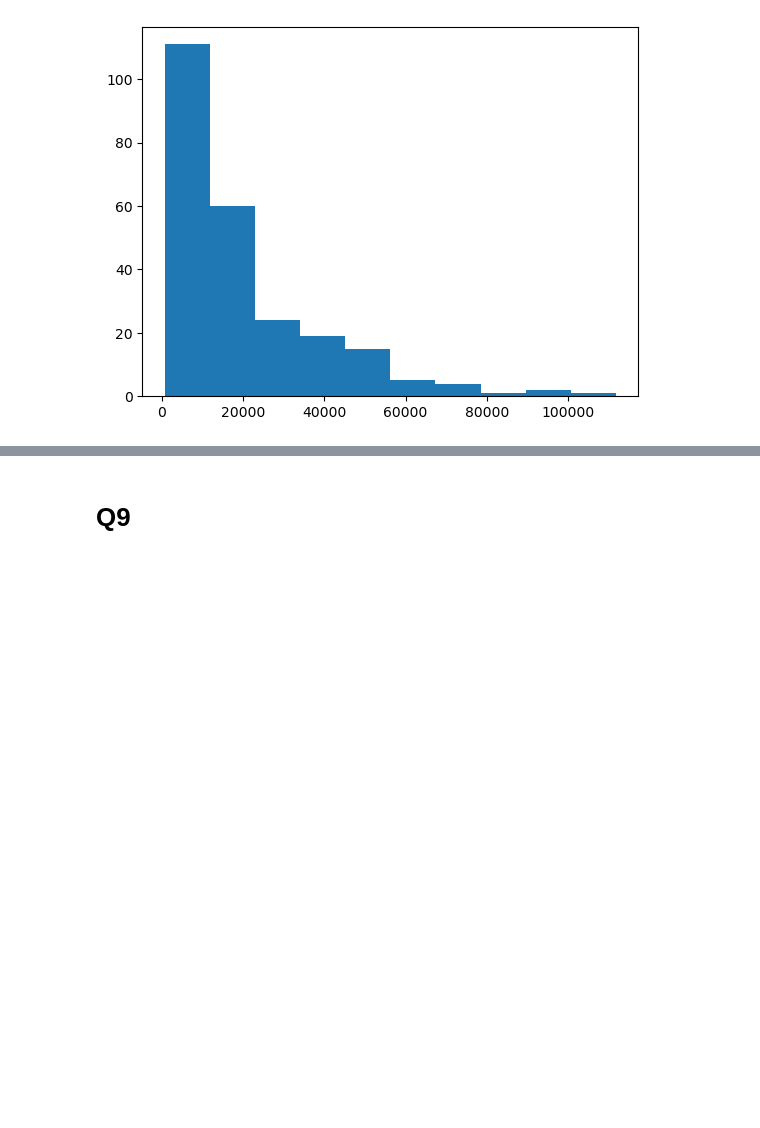
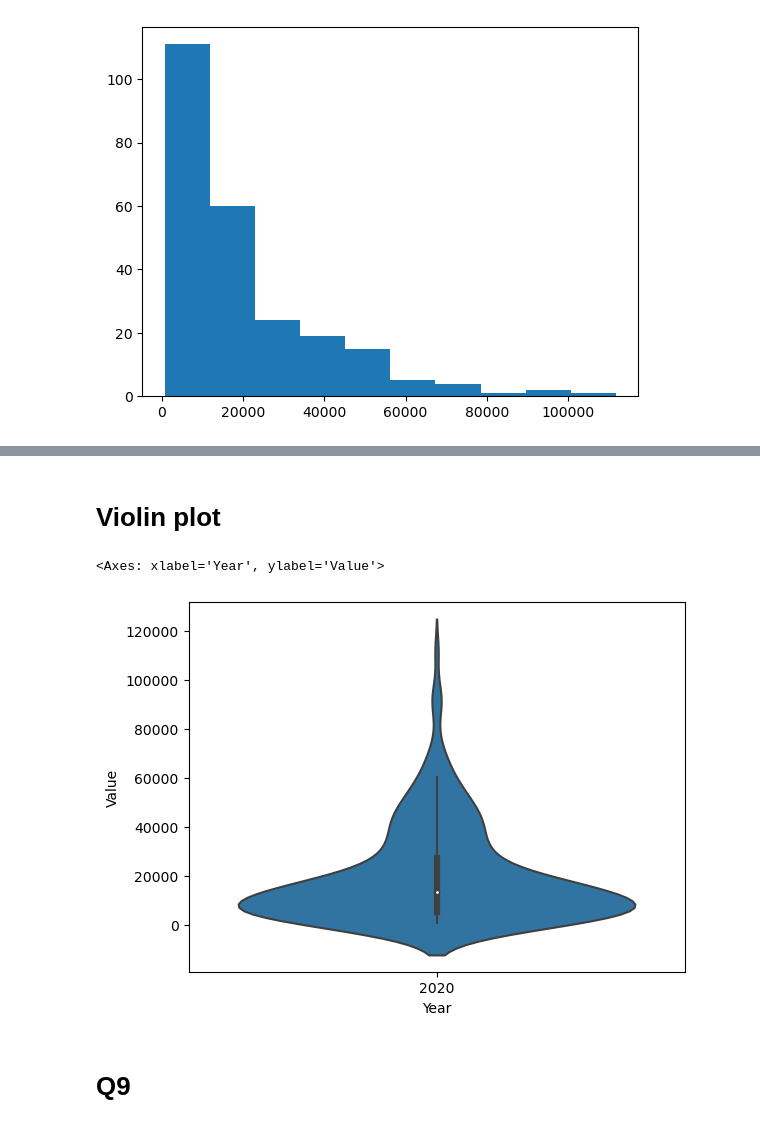
Before and after one commit to NSS-Data-Analytics-Cohort-11/undata-rneyin, a Jupyter notebook: notebook/UN_da11_rn.ipynb, the cells around one changed output, grey strips where cells are left out. Saved outputs shown, nothing was run; the diff lists cells and outputs as text; code cells hidden in the pictures; blank space fills up the shorter version.

```diff
--- a/notebook/UN_da11_rn.ipynb
+++ b/notebook/UN_da11_rn.ipynb
@@ -174,6 +178,12 @@ sns.boxplot(x=d2020["Country or Area"], y=d2020["Value"])
+# %% [markdown]
+# Violin plot
 # %%
 #violin plot of 2020 GDP per capita
-sns.violinplot(x=d2020["Country or Area"], y=d2020["Value"])
+sns.violinplot(x=d2020["Year"], y=d2020["Value"])
+#sns.violinplot(d2020)
+# %% [output]
+<Axes: xlabel='Year', ylabel='Value'>
+[figure, added]
 # %% [markdown]
 # Q9
 # %%
```
Also changed, not shown: parts of 70 cells of this notebook.
